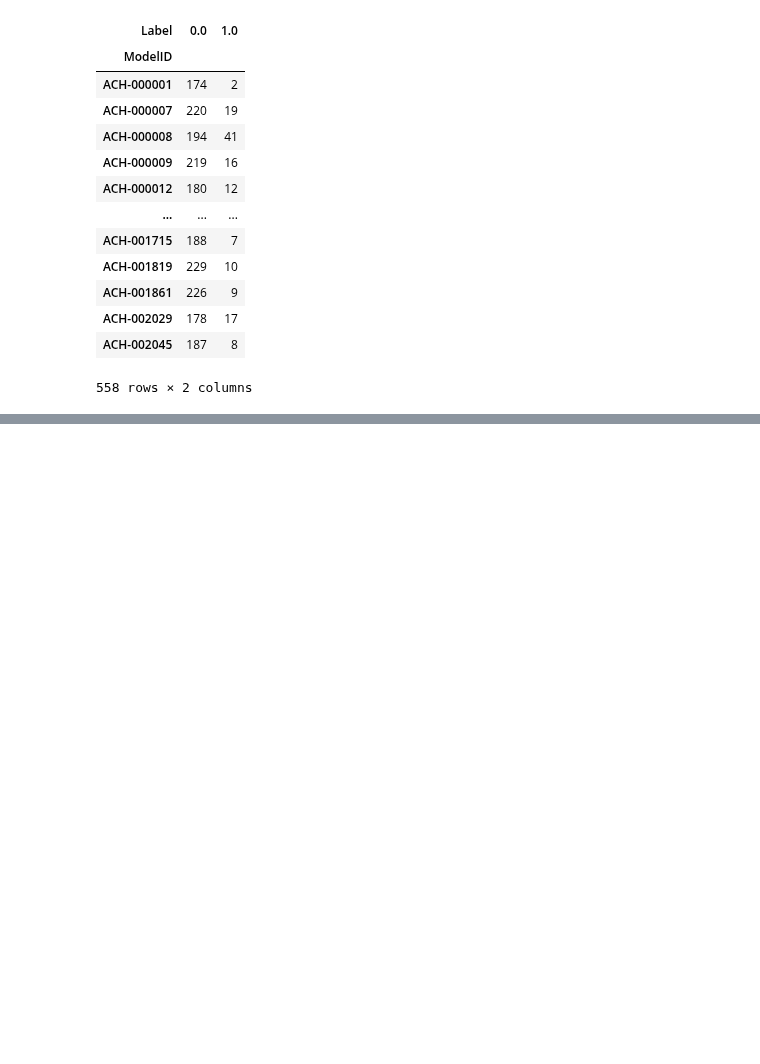
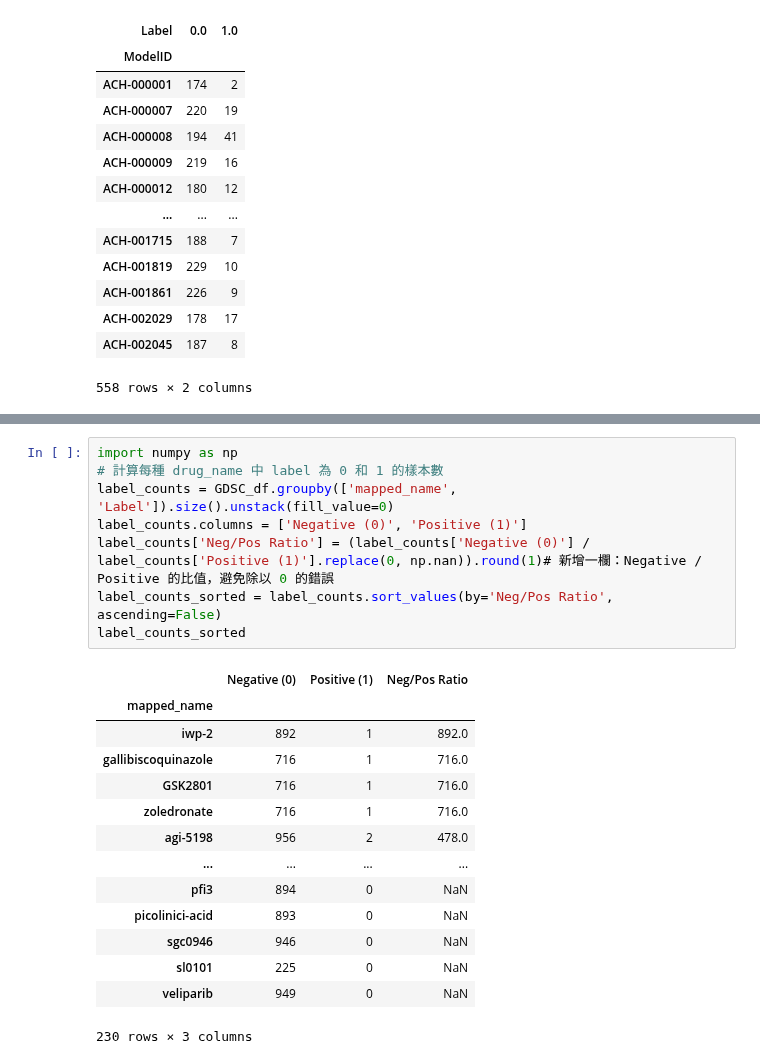
Before and after one commit to chiu-kai/ESPF_OMICS, a Jupyter notebook: utils/data_preprocessing.ipynb, the cells around one changed output, grey strips where cells are left out. Cells and saved outputs as stored; diff of their text form; blank space fills up the shorter version.

```diff
--- a/utils/data_preprocessing.ipynb
+++ b/utils/data_preprocessing.ipynb
@@ -1300,0 +1332,23 @@ sponse_df.groupby(['ModelID', 'Label']).size().unstack(fill_value=0)
+# %%
+import numpy as np
+# 計算每種 drug_name 中 label 為 0 和 1 的樣本數
+label_counts = GDSC_df.groupby(['mapped_name', 'Label']).size().unstack(fill_value=0)
+label_counts.columns = ['Negative (0)', 'Positive (1)']
+label_counts['Neg/Pos Ratio'] = (label_counts['Negative (0)'] / label_counts['Positive (1)'].replace(0, np.nan)).round(1)# 新增一欄：Negative / Positive 的比值，避免除以 0 的錯誤
+label_counts_sorted = label_counts.sort_values(by='Neg/Pos Ratio', ascending=False)
+label_counts_sorted
+# %% [output]
+|  | Negative (0) | Positive (1) | Neg/Pos Ratio |
+| mapped_name |  |  |  |
+| iwp-2 | 892 | 1 | 892.0 |
+| gallibiscoquinazole | 716 | 1 | 716.0 |
+| GSK2801 | 716 | 1 | 716.0 |
+| zoledronate | 716 | 1 | 716.0 |
+| agi-5198 | 956 | 2 | 478.0 |
+| ... | ... | ... | ... |
+| pfi3 | 894 | 0 | NaN |
+| picolinici-acid | 893 | 0 | NaN |
+| sgc0946 | 946 | 0 | NaN |
+| sl0101 | 225 | 0 | NaN |
+| veliparib | 949 | 0 | NaN |
+230 rows × 3 columns
```
Also changed, not shown: parts of 8 cells of this notebook, 1 other file.
